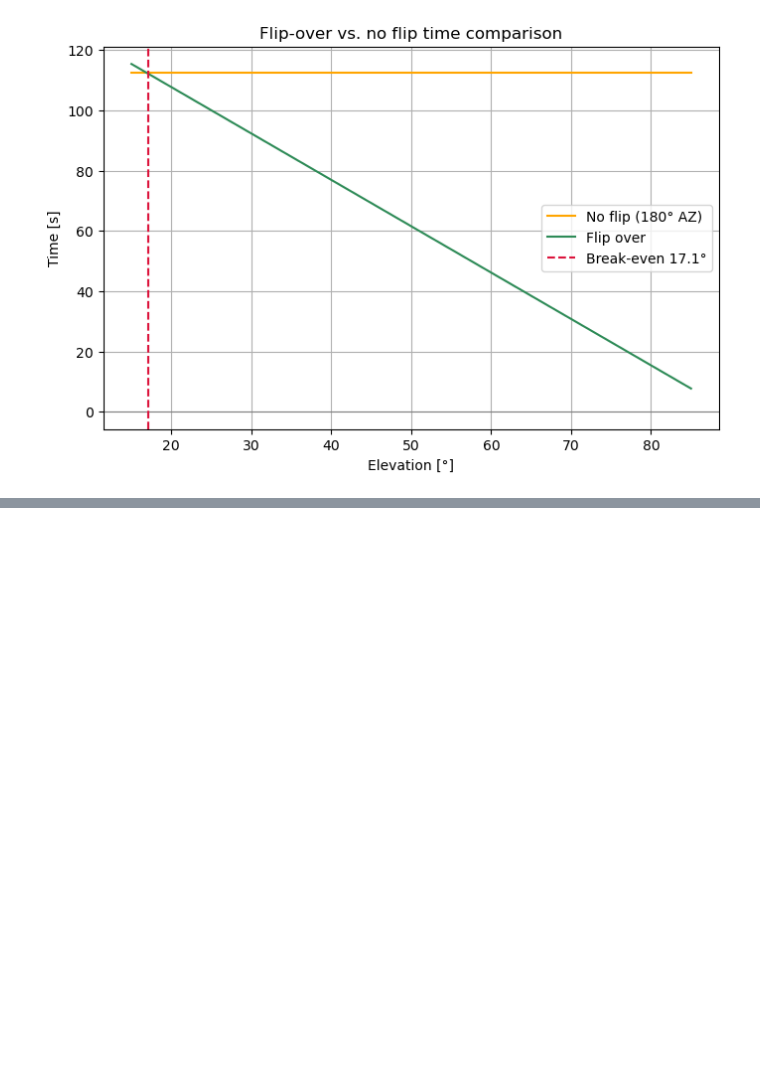
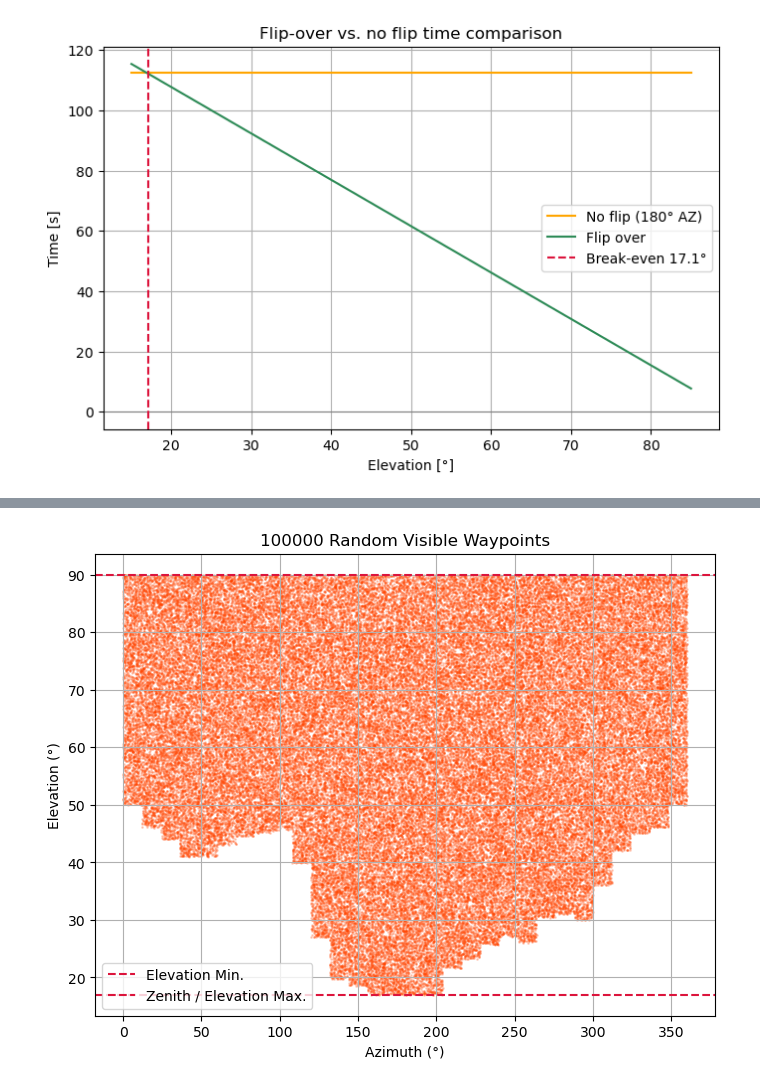
Before and after one commit to S-Wimmer1/Going-the-short-way, a Jupyter notebook: radtel2.0.ipynb, the cells around one changed output, grey strips where cells are left out. Drawn from its saved outputs; the diff is of its cells as text; code cells hidden in the pictures; blank space fills up the shorter version.

```diff
--- a/radtel2.0.ipynb
+++ b/radtel2.0.ipynb
@@ -1061,0 +1092,17 @@ fastest_method_heatmap(df_rand, bins_az=40, bins_el=15)
+# %%
+wpts = random_waypoints(100000)
+az, el = zip(*wpts)
+
+plt.figure(figsize=(8, 6))
+plt.scatter(az, el, s=1, alpha=0.2, color="orangered")
+plt.title(f"{len(wpts)} Random Visible Waypoints")
+plt.xlabel("Azimuth (°)")
+plt.ylabel("Elevation (°)")
+plt.axhline(y=ELEVATION_MIN, color="crimson", linestyle="--", label="Elevation Min.")
+plt.axhline(y=90, color="crimson", linestyle="--", label="Zenith / Elevation Max.")
+plt.axvline(x=0)
+plt.legend()
+plt.grid(True)
+plt.show()
+# %% [output]
+[figure, added]
```
Also changed, not shown: parts of 15 cells of this notebook.
